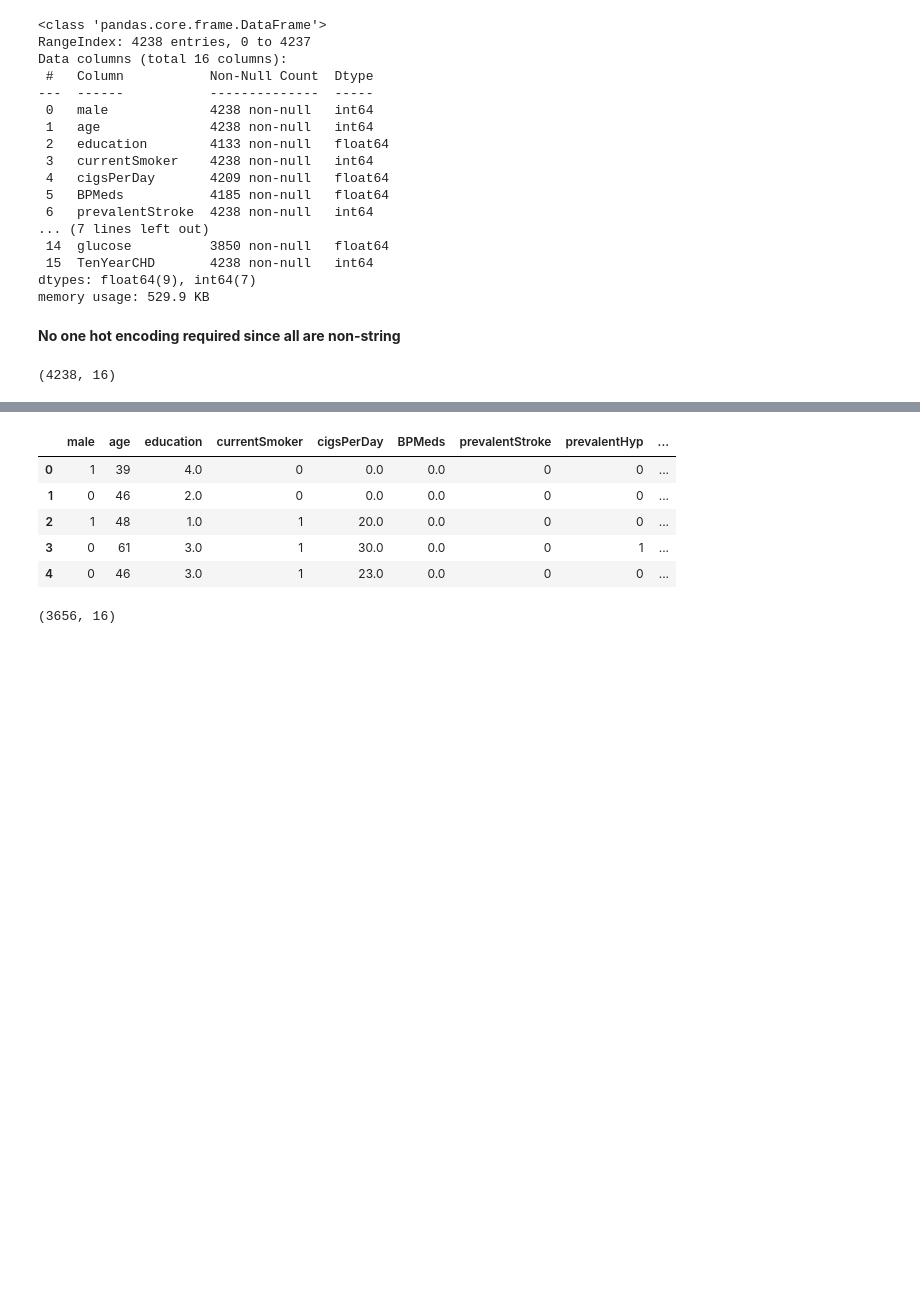
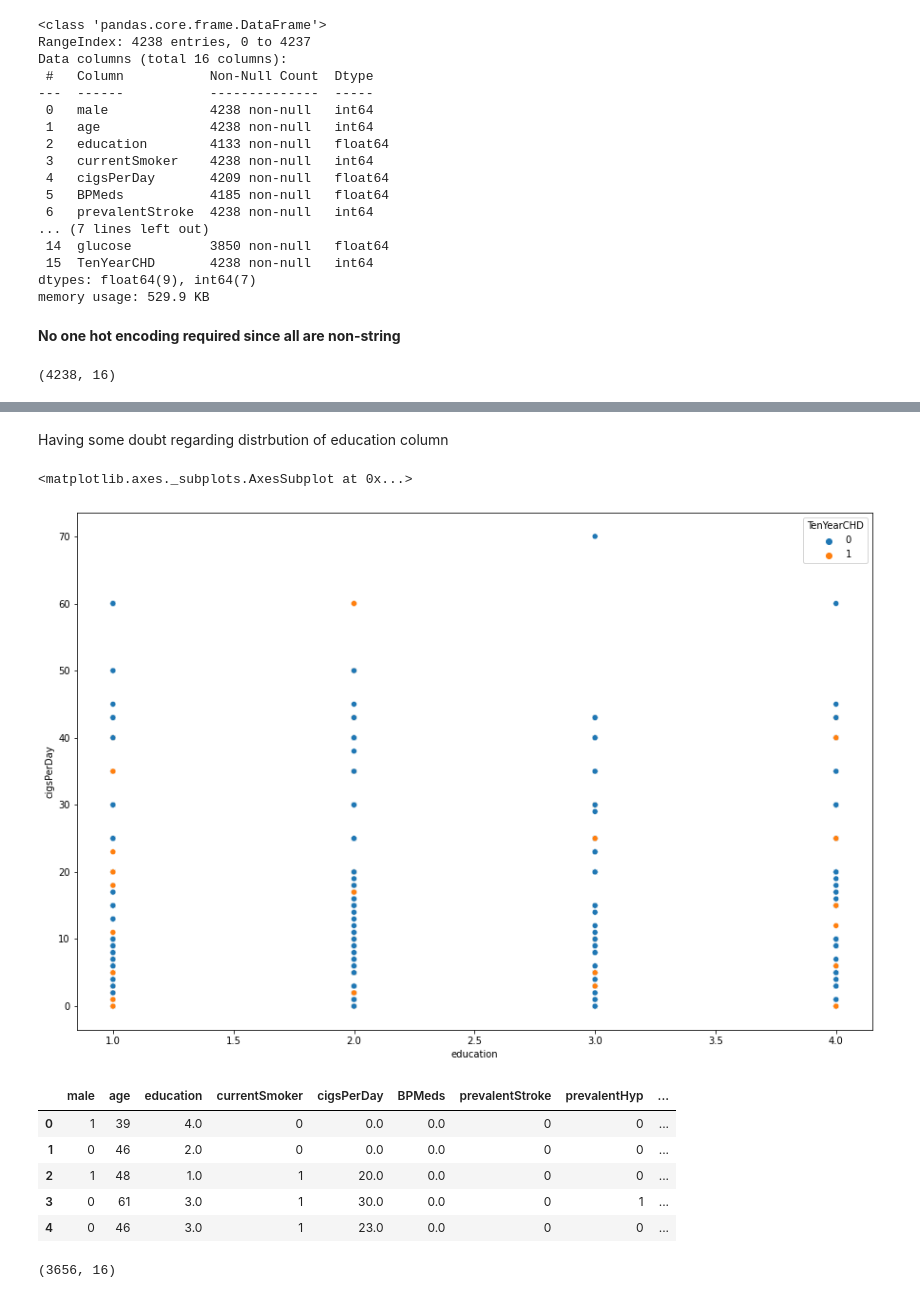
Before and after one commit to UtkarshAIITB/Wids_200020154, a Jupyter notebook: Assignments/WIDS_Q1.ipynb, the cells around one changed output, grey strips where cells are left out. Drawn from its saved outputs; the diff is of its cells as text; code cells hidden in the pictures; blank space fills up the shorter version.

```diff
--- a/Assignments/WIDS_Q1.ipynb
+++ b/Assignments/WIDS_Q1.ipynb
@@ -46,3 +57,11 @@ df.shape
+# %% [markdown]
+Having some doubt regarding distrbution of education column
+# %%
+plt.figure(figsize=(15,10))
+sns.scatterplot(data = df, x = 'education', y='cigsPerDay', hue= 'TenYearCHD')
+# %% [output]
+<matplotlib.axes._subplots.AxesSubplot at 0x...>
+[figure, added]
 # %%
 df=df.dropna()        #removes all the null values in the data
 df.head()
```
Also changed, not shown: parts of 1 cell of this notebook.
